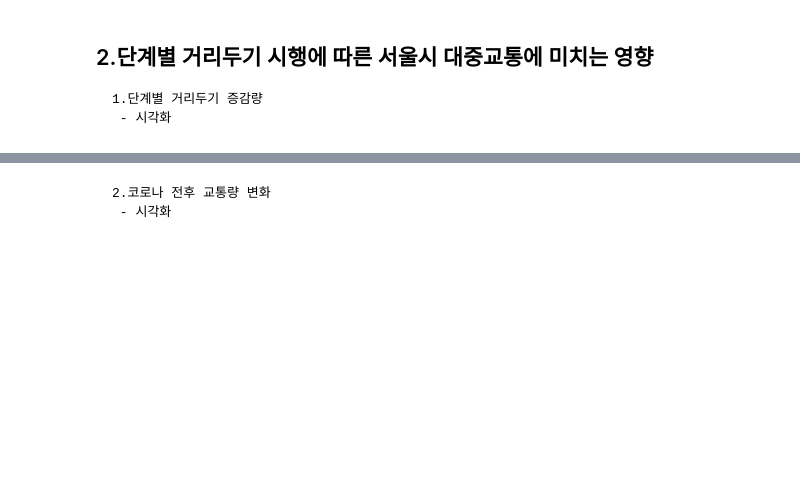
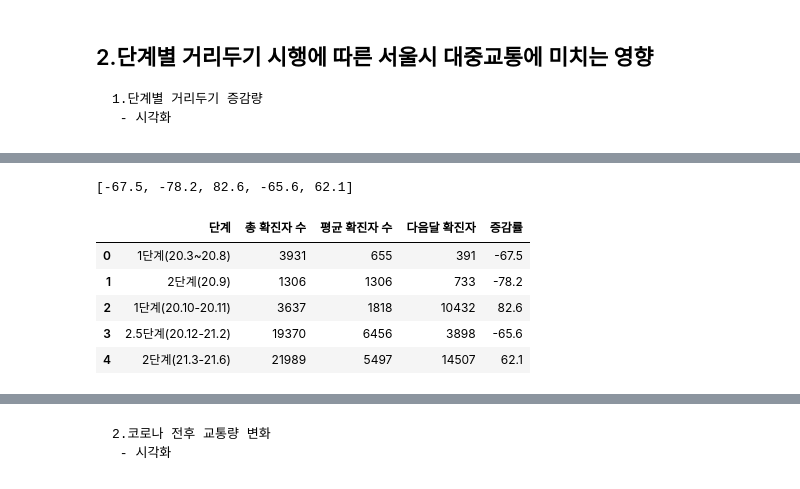
Before and after one commit to JSIncognito/critical_shoot_project, a Jupyter notebook: 01.source/03. 시각화/team_project_frame.ipynb, the cells around one changed output, grey strips where cells are left out. Drawn from its saved outputs; the diff is of its cells as text; code cells hidden in the pictures; blank space fills up the shorter version.

```diff
--- a/01.source/03. 시각화/team_project_frame.ipynb
+++ b/01.source/03. 시각화/team_project_frame.ipynb
@@ -42,0 +212,3 @@ ex) 코로나 증가 -> (버스,지하철) 감소 || 대체 교통수단(자전
+# %%
+covid_step = pd.read_csv("C:/Users/NaEunSu/covid_step.csv", index_col="Unnamed: 0")
+covid_step
@@ -42,0 +222,31 @@ ex) 코로나 증가 -> (버스,지하철) 감소 || 대체 교통수단(자전
+# %%
+# 단계별 증감율 구하기
+
+step_updown = []
+
+a = list(covid_step["평균 확진자 수"].values)
+b = list(covid_step["다음달 확진자"].values)
+
+# 증감률
+step_updown=[
+            round((b[0] - a[0])/b[0] * 100,1),
+            round((b[1] - a[1])/b[1] * 100,1),
+            round((b[2] - a[2])/b[2] * 100,1),
+            round((b[3] - a[3])/b[3] * 100,1),
+            round((b[4] - a[4])/b[4] * 100,1)
+]
+step_updown
+# %% [output]
+[-67.5, -78.2, 82.6, -65.6, 62.1]
+# %%
+covid_step["증감률"] = step_updown
+covid_step.index.name="단계"
+covid_step.reset_index(inplace=True)
+covid_step
+# %% [output]
+|  | 단계 | 총 확진자 수 | 평균 확진자 수 | 다음달 확진자 | 증감률 |
+| 0 | 1단계(20.3~20.8) | 3931 | 655 | 391 | -67.5 |
+| 1 | 2단계(20.9) | 1306 | 1306 | 733 | -78.2 |
+| 2 | 1단계(20.10-20.11) | 3637 | 1818 | 10432 | 82.6 |
+| 3 | 2.5단계(20.12-21.2) | 19370 | 6456 | 3898 | -65.6 |
+| 4 | 2단계(21.3-21.6) | 21989 | 5497 | 14507 | 62.1 |
```
Also changed, not shown: parts of 13 cells of this notebook.
